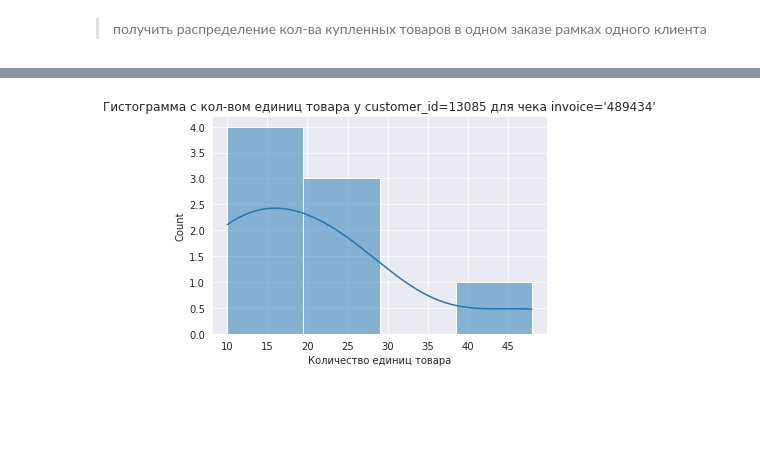
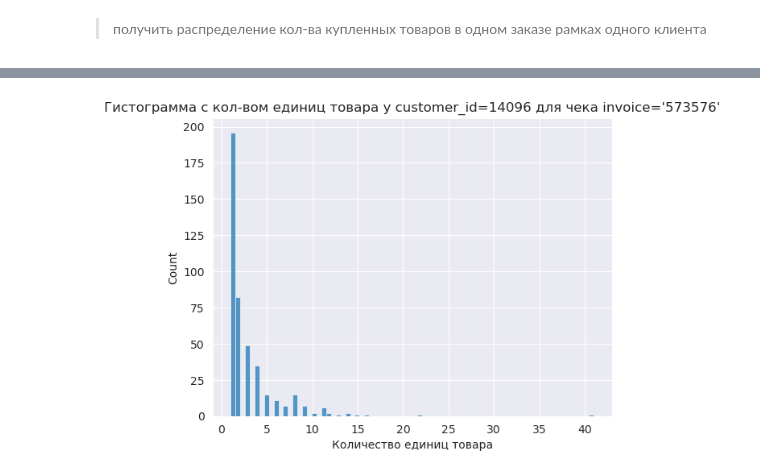
Before and after one commit to VanillaFox/math_for_ds, a Jupyter notebook: lab4/lab4.ipynb, the cells around one changed output, grey strips where cells are left out. Cells and saved outputs as stored; diff of their text form; code cells hidden in the pictures; blank space fills up the shorter version.

```diff
--- a/lab4/lab4.ipynb
+++ b/lab4/lab4.ipynb
@@ -12,7 +12,7 @@ import scipy
 sns.set_style("darkgrid")
 %matplotlib inline
 # %%
-df = pd.read_csv("Data_hw10_10.csv")
+df = pd.read_csv("Data.csv")
 # %%
 df.head()
 # %% [output]
@@ -33,14 +33,15 @@ def get_df(df, customer_id: int, invoice: str):
 # %%
 def create_hist(df, customer_id: int, invoice: str):
     cur_df = get_df(df, customer_id, invoice)
-    sns.histplot(cur_df, kde=True)
+    sns.histplot(cur_df)
+    x = np.linspace(cur_df.min(), cur_df.max(), len(cur_df))
     plt.title(f"Гистограмма с кол-вом единиц товара у {customer_id=} для чека {invoice=}")
     plt.xlabel("Количество единиц товара")
     plt.show()
 
-create_hist(df, 13085, "489434")
+create_hist(df, 14096, "573576")
 # %% [output]
-[figure, old version]
+[figure, new version]
 # %%
 def create_dis(df, customer_id: int, invoice: str):
     cur_df = get_df(df, customer_id, invoice)
```
Also changed, not shown: parts of 5 cells of this notebook, 1 other file.
